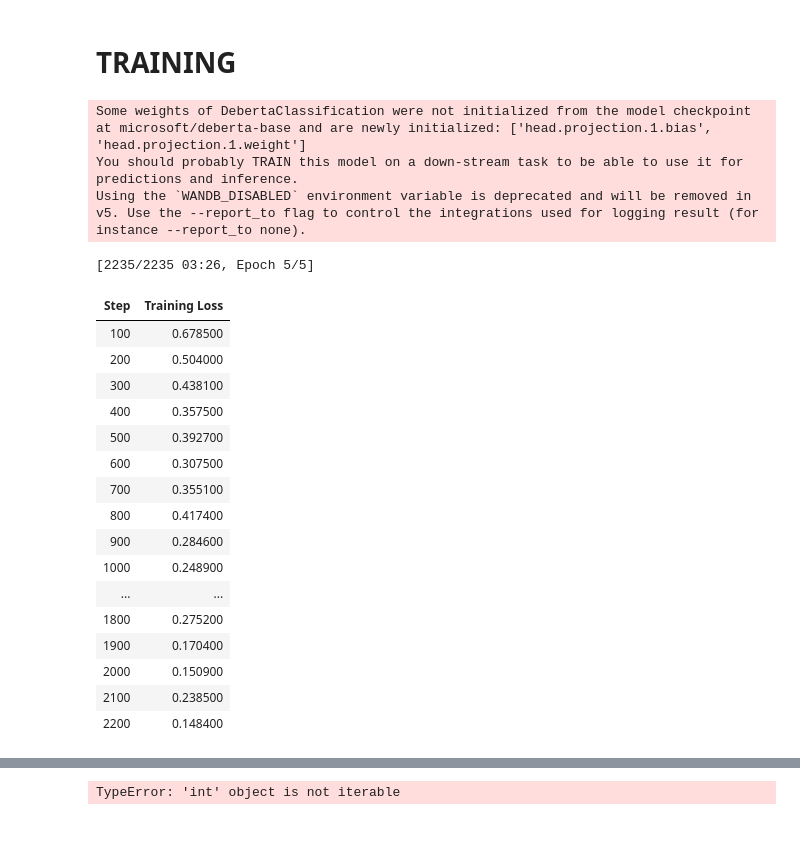
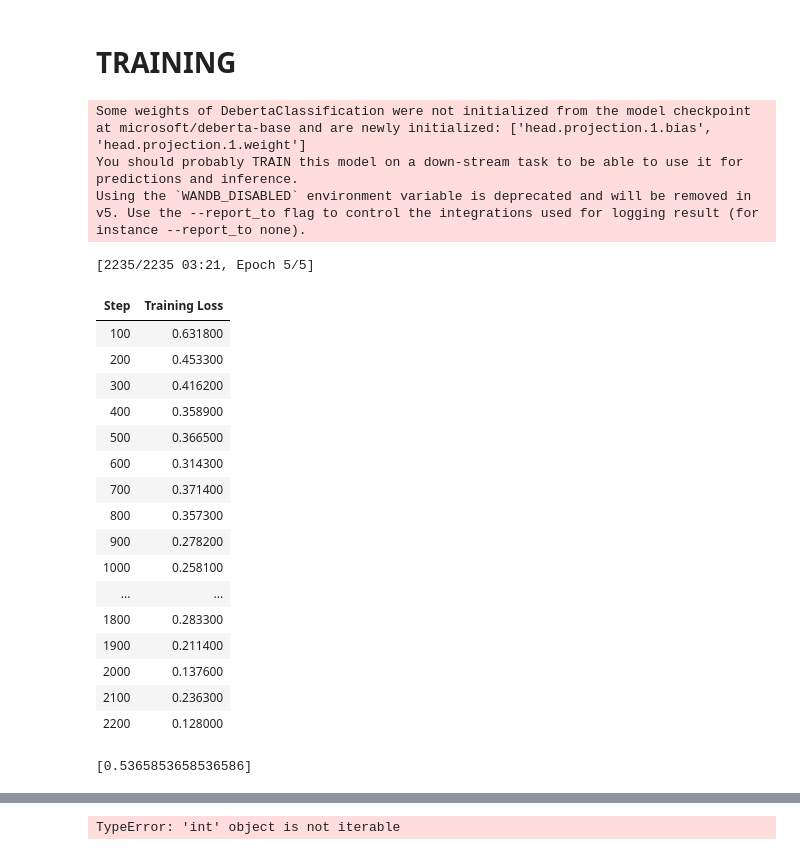
Before and after one commit to Etyl/pcl-detection, a Jupyter notebook: training_v2.ipynb, the cells around one changed output, grey strips where cells are left out. Drawn from its saved outputs; the diff is of its cells as text; code cells hidden in the pictures.

```diff
--- a/training_v2.ipynb
+++ b/training_v2.ipynb
@@ -436,36 +341,65 @@ augmented_rows_df = pd.DataFrame(augmented_rows)
 
 # Append the new DataFrame to the original DataFrame
 augmented_train_df = pd.concat([augmented_train_df, augmented_rows_df])
+# %%
+from sklearn.metrics import f1_score
+
+def evaluate(model, tokenizer, data_df, score=True):
+
+    text_input = data_df["text"].tolist()
+
+    encodings = tokenizer(text_input, return_tensors='pt', padding=True, truncation=True, max_length=128).to(device)
+
+    with torch.no_grad():
+
+        output = model(**encodings)
+        preds = torch.round(output).tolist()
+
+    labels = data_df["label"].tolist()
+
+    return f1_score(labels,preds)
 # %% [markdown]
 # TRAINING
 # %%
-# model = JoBert.from_pretrained('FacebookAI/roberta-base').to(device)
-model = DebertaClassification.from_pretrained('microsoft/deberta-base').to(device)
+scores = []
 
-lr = 1e-5
-#optimizer = optim.AdamW(model.parameters(), lr)
-optimizer = optim.AdamW(model.parameters(), lr)
-lrs = lr_scheduler.CosineAnnealingLR(optimizer, T_max=10)
-results = train(model, augmented_train_df, num_epochs= 5, lr=lr, optimizer=optimizer, lr_scheduler=lrs)
+for _ in range(5):
+
+    # model = JoBert.from_pretrained('FacebookAI/roberta-base').to(device)
+    model = DebertaClassification.from_pretrained('microsoft/deberta-base').to(device)
+
+    lr = 1e-5
+    optimizer = optim.AdamW(model.parameters(), lr)
+    lrs = lr_scheduler.CosineAnnealingLR(optimizer, T_max=10)
+
+    results = train(model, augmented_train_df, num_epochs= 5, lr=lr, optimizer=optimizer, lr_scheduler=lrs)
+
+    tokenizer = DebertaTokenizer.from_pretrained('microsoft/deberta-base')
+
+    score = evaluate(model, tokenizer, dev_df)
+    scores.append(score)
+
+scores
 # %% [output]
 Some weights of DebertaClassification were not initialized from the model checkpoint at microsoft/deberta-base and are newly initialized: ['head.projection.1.bias', 'head.projection.1.weight']
 You should probably TRAIN this model on a down-stream task to be able to use it for predictions and inference.
 Using the `WANDB_DISABLED` environment variable is deprecated and will be removed in v5. Use the --report_to flag to control the integrations used for logging result (for instance --report_to none).
-[2235/2235 03:26, Epoch 5/5]
+[2235/2235 03:21, Epoch 5/5]
 | Step | Training Loss |
-| 100 | 0.678500 |
-| 200 | 0.504000 |
-| 300 | 0.438100 |
-| 400 | 0.357500 |
-| 500 | 0.392700 |
-| 600 | 0.307500 |
-| 700 | 0.355100 |
-| 800 | 0.417400 |
-| 900 | 0.284600 |
-| 1000 | 0.248900 |
+| 100 | 0.631800 |
+| 200 | 0.453300 |
+| 300 | 0.416200 |
+| 400 | 0.358900 |
+| 500 | 0.366500 |
+| 600 | 0.314300 |
+| 700 | 0.371400 |
+| 800 | 0.357300 |
+| 900 | 0.278200 |
+| 1000 | 0.258100 |
 | ... | ... |
-| 1800 | 0.275200 |
-| 1900 | 0.170400 |
-| 2000 | 0.150900 |
-| 2100 | 0.238500 |
-| 2200 | 0.148400 |
+| 1800 | 0.283300 |
+| 1900 | 0.211400 |
+| 2000 | 0.137600 |
+| 2100 | 0.236300 |
+| 2200 | 0.128000 |
+[0.5365853658536586]
```
Also changed, not shown: parts of 7 cells of this notebook.
